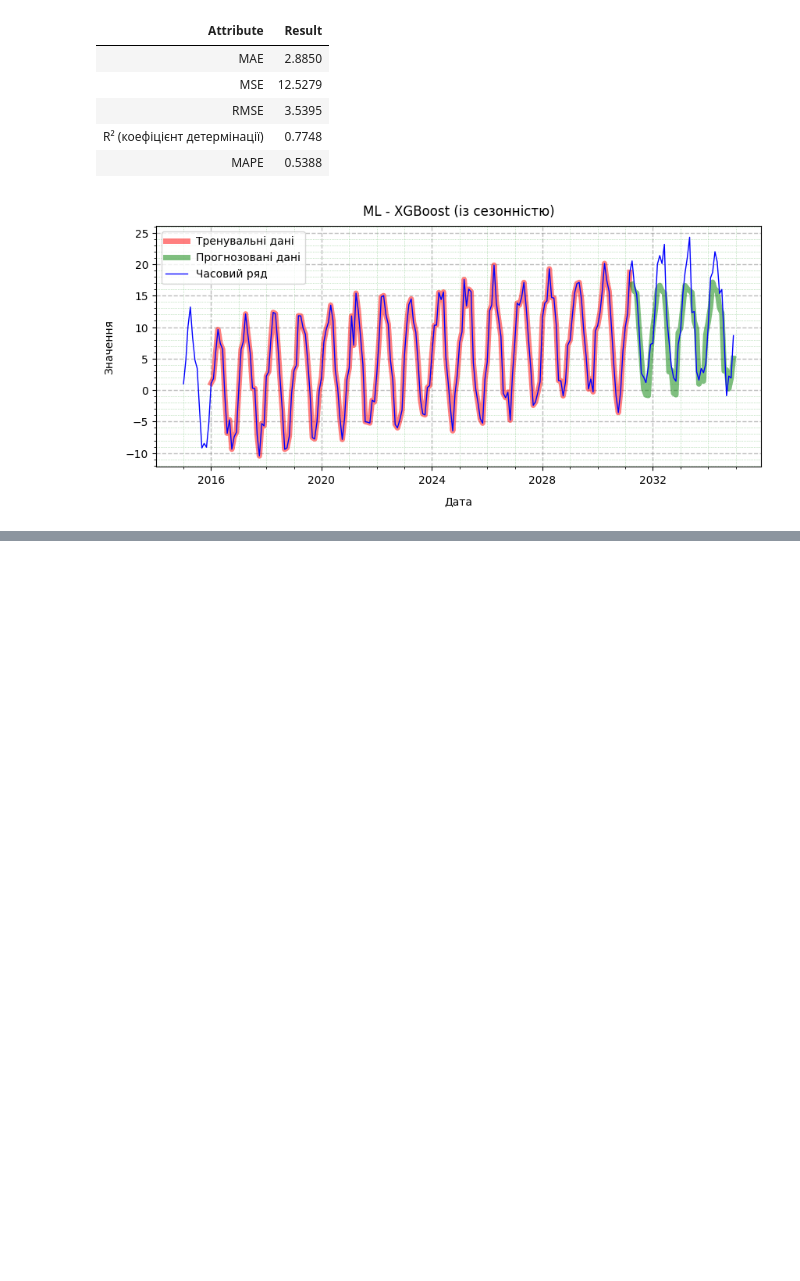
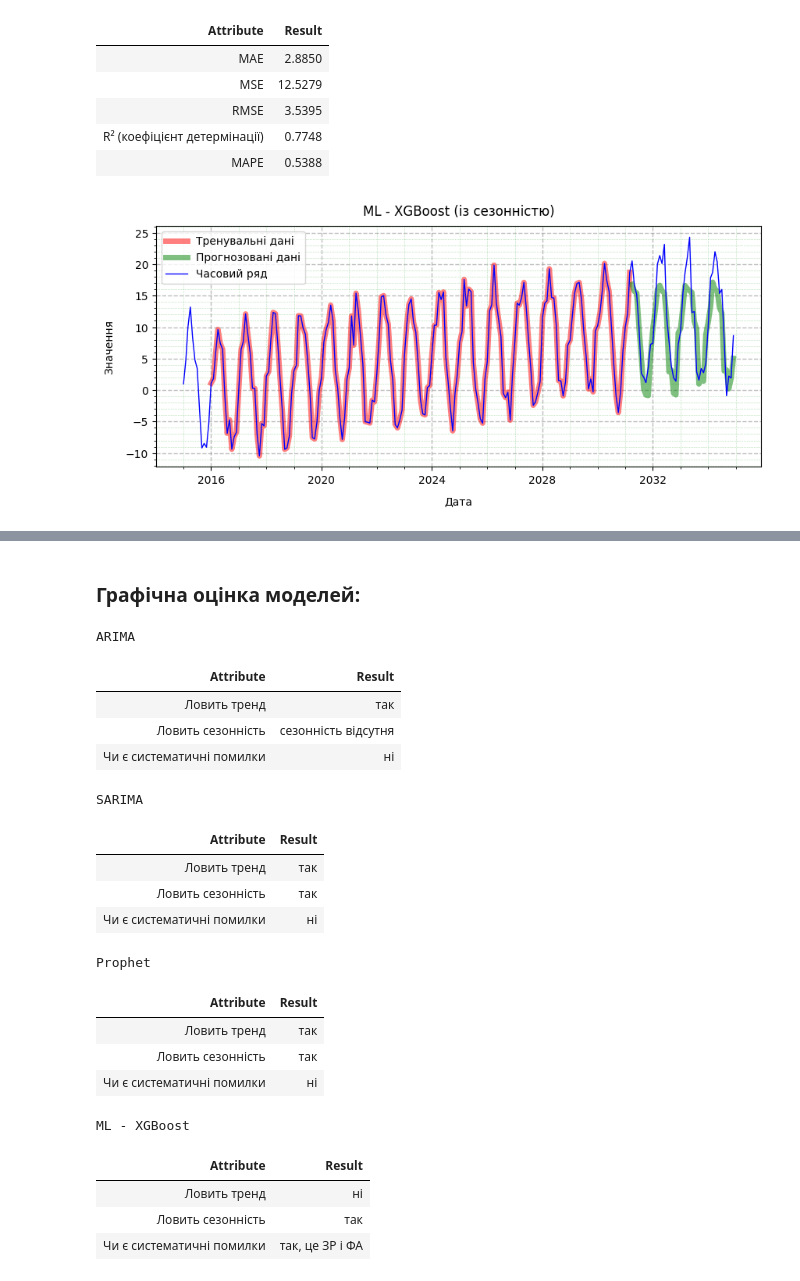
Before and after one commit to BogdanPinchuk/DataScience-PBY_HW16, a Jupyter notebook: Bohdan_Pinchuk_DS_HW16.ipynb, the cells around one changed output, grey strips where cells are left out. Cells and saved outputs as stored; diff of their text form; code cells hidden in the pictures; blank space fills up the shorter version.

```diff
--- a/Bohdan_Pinchuk_DS_HW16.ipynb
+++ b/Bohdan_Pinchuk_DS_HW16.ipynb
@@ -1402,0 +1441,53 @@ plt.show()
+# %%
+import apps.reporter as rpt
+
+# Input data
+
+# Solution
+display(Markdown(f"### Графічна оцінка моделей:"))
+
+rp = rpt.Reporter()
+rp.add_item("Ловить тренд", "так")
+rp.add_item("Ловить сезонність", "сезонність відсутня")
+rp.add_item("Чи є систематичні помилки", f"ні")
+rp.print_pd_report("ARIMA")
+
+rp = rpt.Reporter()
+rp.add_item("Ловить тренд", "так")
+rp.add_item("Ловить сезонність", "так")
+rp.add_item("Чи є систематичні помилки", f"ні")
+rp.print_pd_report("SARIMA")
+
+rp = rpt.Reporter()
+rp.add_item("Ловить тренд", "так")
+rp.add_item("Ловить сезонність", "так")
+rp.add_item("Чи є систематичні помилки", f"ні")
+rp.print_pd_report("Prophet")
+
+rp = rpt.Reporter()
+rp.add_item("Ловить тренд", "ні")
+rp.add_item("Ловить сезонність", "так")
+rp.add_item("Чи є систематичні помилки", f"так, це ЗР і ФА")
+rp.print_pd_report("ML - XGBoost")
+# %% [output]
+### Графічна оцінка моделей:
+ARIMA
+| Attribute | Result |
+| Ловить тренд | так |
+| Ловить сезонність | сезонність відсутня |
+| Чи є систематичні помилки | ні |
+SARIMA
+| Attribute | Result |
+| Ловить тренд | так |
+| Ловить сезонність | так |
+| Чи є систематичні помилки | ні |
+Prophet
+| Attribute | Result |
+| Ловить тренд | так |
+| Ловить сезонність | так |
+| Чи є систематичні помилки | ні |
+ML - XGBoost
+| Attribute | Result |
+| Ловить тренд | ні |
+| Ловить сезонність | так |
+| Чи є систематичні помилки | так, це ЗР і ФА |
```
Also changed, not shown: parts of 8 cells of this notebook.
